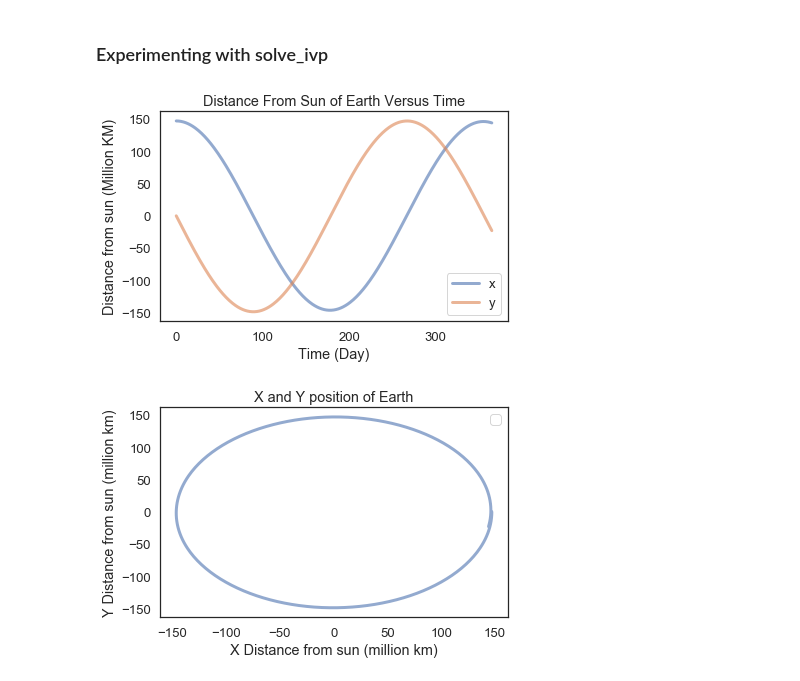
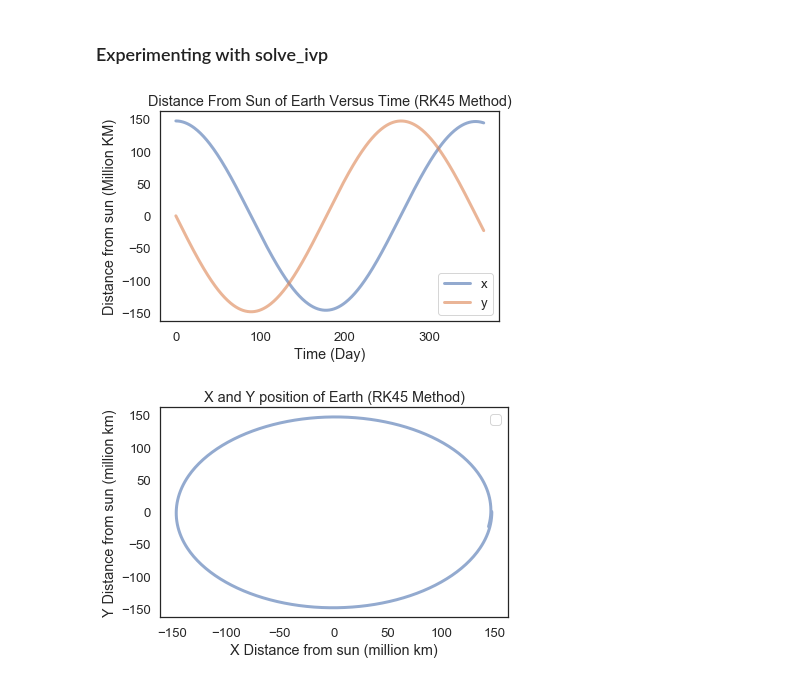
Before and after one commit to Inkering/ModSimPy, a Jupyter notebook: code/orbit_homework.ipynb, the cells around one changed output. Cells and saved outputs as stored; diff of their text form; code cells hidden in the pictures.

```diff
--- a/code/orbit_homework.ipynb
+++ b/code/orbit_homework.ipynb
@@ -297,18 +295,18 @@ y = results.y / 1e9;
 # %%
 # And plotting
 
 plot(x, label='x')
 plot(y, label='y')
 
-decorate(title='Distance From Sun of Earth Versus Time',
+decorate(title='Distance From Sun of Earth Versus Time (RK45 Method)',
          xlabel='Time (Day)',
          ylabel='Distance from sun (Million KM)')
 # %% [output]
-[figure, old version]
+[figure, new version]
 # %%
 plot(x, y)
-decorate(title='X and Y position of Earth',
+decorate(title='X and Y position of Earth (RK45 Method)',
          xlabel='X Distance from sun (million km)',
          ylabel='Y Distance from sun (million km)')
 # %% [output]
-[figure, old version]
+[figure, new version]
```
Also changed, not shown: parts of 1 cell of this notebook.
